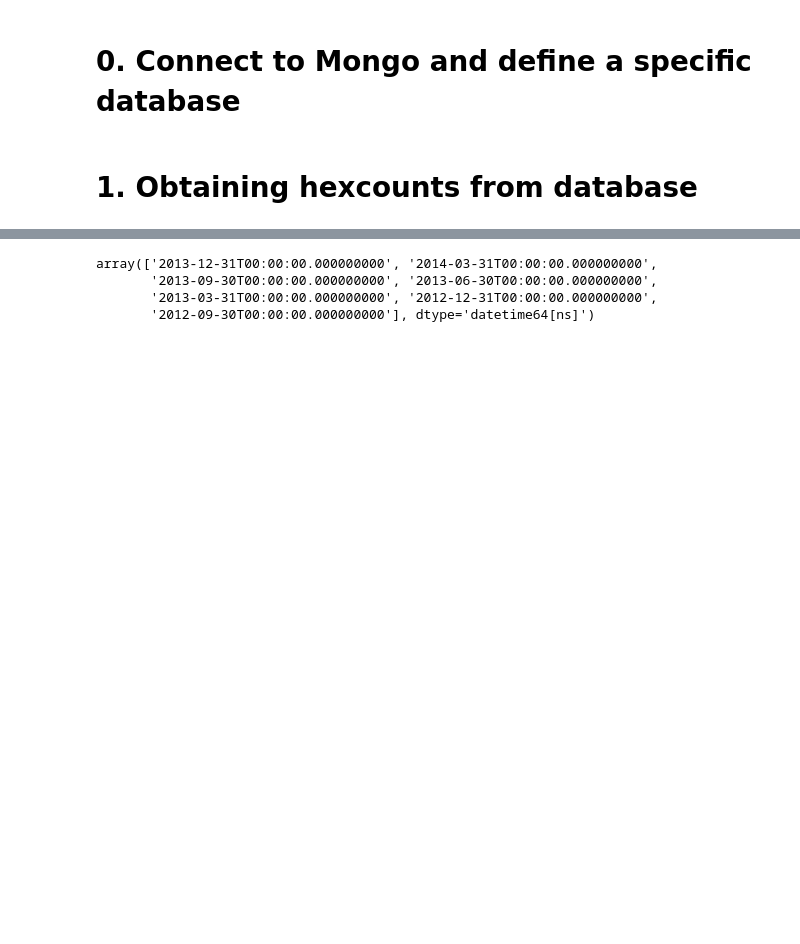
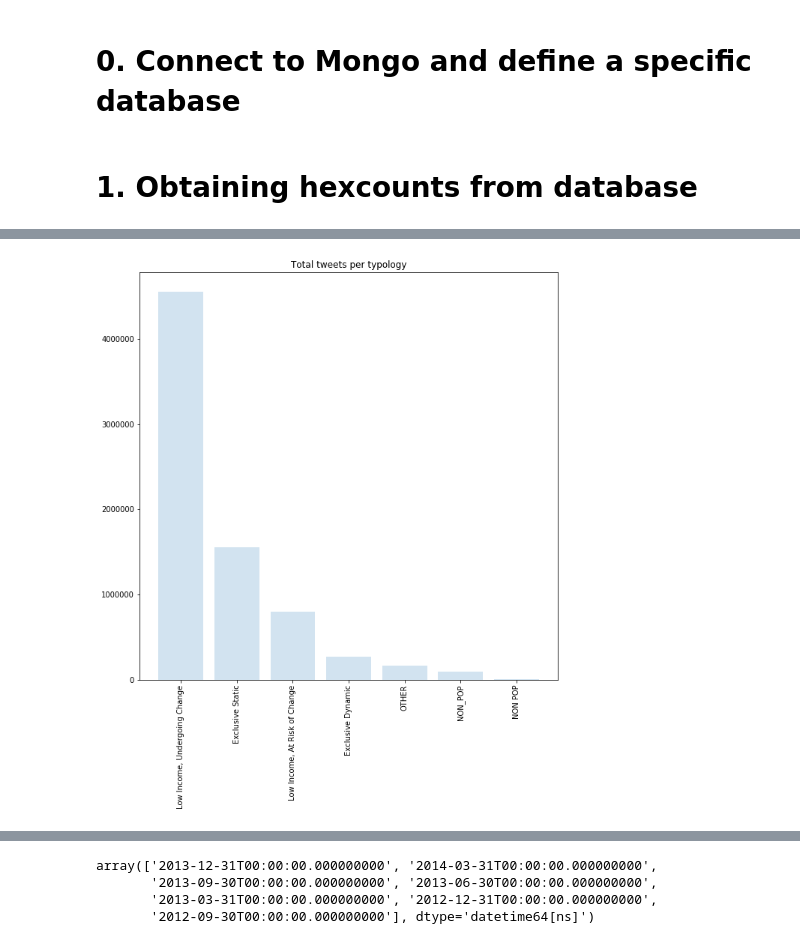
Before and after one commit to rpasquini/twitter_and_displacement, a Jupyter notebook: notebooks/Complete Analysis Example Counts by Typologies .ipynb, the cells around one changed output, grey strips where cells are left out. Saved outputs shown, nothing was run; the diff lists cells and outputs as text; code cells hidden in the pictures; blank space fills up the shorter version.

```diff
--- a/notebooks/Complete Analysis Example Counts by Typologies .ipynb
+++ b/notebooks/Complete Analysis Example Counts by Typologies .ipynb
@@ -34,0 +37,3 @@ df.head()
+# %%
+df_totals=df.groupby('_id').sum()
+df_totals.reset_index(inplace=True)
@@ -34,0 +42,29 @@ df.head()
+# %%
+#1 Get centroids
+df_totals=myh3.df_with_hexid_to_centroids_gdf(df_totals, hexcolname='_id')
+# %%
+# Spatial Join
+currentdir = os.path.dirname(os.path.abspath(inspect.getfile(inspect.currentframe())))
+tracts = gpd.read_file(currentdir+'/../data/radios_amba_2010.shp')
+
+# Spatial Join between centroids and census track shapes
+df_totals=gpd.sjoin(df_totals, tracts, how="inner", op='intersects')
+
+
+
+# Since in my case I do not have the typologies with the census tract data, I still need to merge it by censustrackid
+typologies=pd.read_excel(currentdir+'/../data/tipologias/'+'tipologias.xlsx')
+
+
+typologies.loc[typologies['TYPE']=='GDV','TYPE' ]="Low Income, Undergoing Change"
+typologies.loc[typologies['TYPE']=='GD','TYPE']="Low Income, Undergoing Change"
+typologies.loc[typologies['TYPE']=='GV','TYPE']="Low Income, Undergoing Change"
+typologies.loc[typologies['TYPE']=='G','TYPE']="Low Income, Undergoing Change"
+typologies.loc[typologies['TYPE']=='DV','TYPE']="Low Income, Undergoing Change"
+typologies.loc[typologies['TYPE']=='D','TYPE']="Low Income, Undergoing Change"
+typologies.loc[typologies['TYPE']=='VE','TYPE']="Exclusive Dynamic"
+typologies.loc[typologies['TYPE']=='V','TYPE']="Low Income, At Risk of Change"
+typologies.loc[typologies['TYPE']=='E','TYPE']="Exclusive Static"
+
+
+df_totals=df_totals.merge(typologies[['COD_2010','TYPE']], left_on='cod_radio', right_on='COD_2010')
@@ -34,0 +94,5 @@ df.head()
+# %%
+stats1=df_totals[['nonresidents', 'nonresidentsandnonneighbors', 'residents', 'totalcounts', 'TYPE']].groupby('TYPE').agg([ 'sum'])
+stats1.reset_index(inplace=True)
+stats1=stats1.sort_values(by=('totalcounts','sum'), ascending=False)
+stats1
@@ -34,0 +109,9 @@ df.head()
+# %%
+
+fig, ax = plt.subplots()
+ax.bar(stats1['TYPE'], stats1['totalcounts','sum'], alpha=0.2)
+plt.title('Total tweets per typology')
+plt.xticks(rotation=90)
+plt.show()
+# %% [output]
+[figure, added]
```
Also changed, not shown: parts of 28 cells of this notebook, 1 other file.
